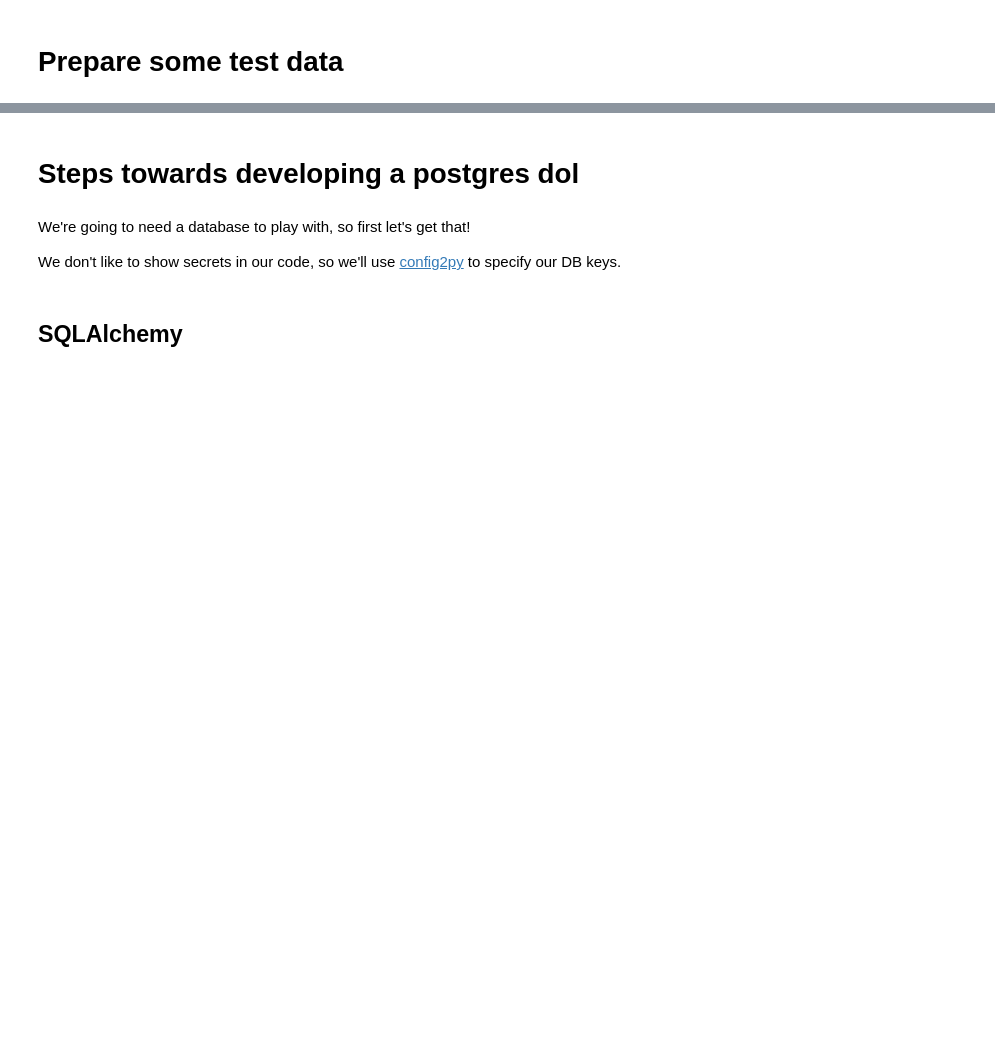
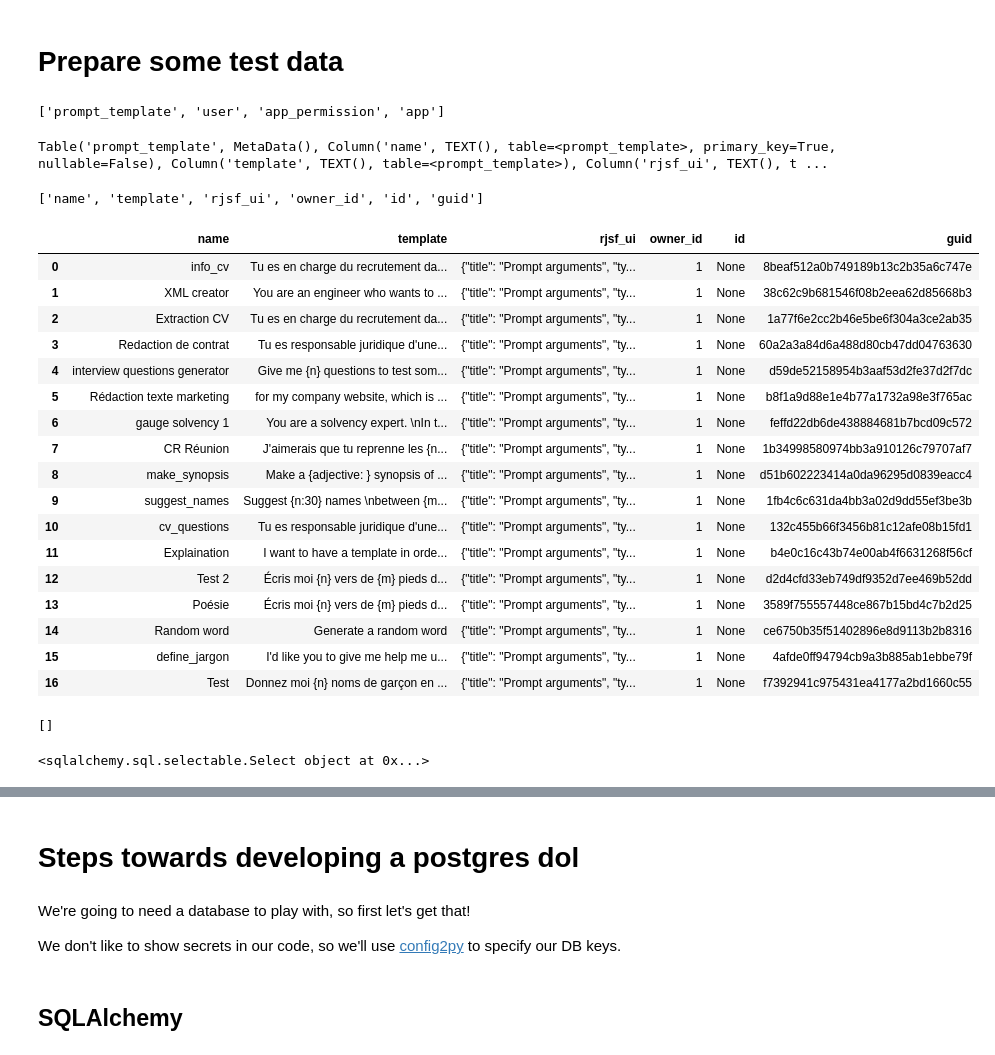
Before and after one commit to i2mint/sqldol, a Jupyter notebook: misc/sqldol_wip.ipynb, the cells around one changed output, grey strips where cells are left out. Cells and saved outputs as stored; diff of their text form; code cells hidden in the pictures; blank space fills up the shorter version.

Commit message:
fix: TableRows

```diff
--- a/misc/sqldol_wip.ipynb
+++ b/misc/sqldol_wip.ipynb
@@ -4,6 +4,5 @@
 from sqldol.tests.mk_test_data import mk_simple_4_by_3_table
 import config2py
 
-URI = config2py.config_getter('POSTGRESS_TEST_DB_URL')
-
-mk_simple_4_by_3_table(URI)
+URI = config2py.config_getter('RAGLAB_DB_URL')
+# mk_simple_4_by_3_table(URI)
@@ -9,0 +25,44 @@ mk_simple_4_by_3_table(URI)
+# %%
+tables = TablesDol(URI)
+list(tables)
+# %% [output]
+['prompt_template', 'user', 'app_permission', 'app']
+# %%
+s = TableRows('prompt_template', engine=URI)
+table = s.table
+table
+# %% [output]
+Table('prompt_template', MetaData(), Column('name', TEXT(), table=<prompt_template>, primary_key=True, nullable=False), Column('template', TEXT(), table=<prompt_template>), Column('rjsf_ui', TEXT(), t ...
+# %%
+s.column_names
+# %% [output]
+['name', 'template', 'rjsf_ui', 'owner_id', 'id', 'guid']
+# %%
+import pandas as pd
+
+s = TableRows('prompt_template', engine=URI)
+df = pd.DataFrame(columns=s.column_names, data=list(s))
+df
+# %% [output]
+|  | name | template | rjsf_ui | owner_id | id | guid |
+| 0 | info_cv | Tu es en charge du recrutement da... | {"title": "Prompt arguments", "ty... | 1 | None | 8beaf512a0b749189b13c2b35a6c747e |
+| 1 | XML creator | You are an engineer who wants to ... | {"title": "Prompt arguments", "ty... | 1 | None | 38c62c9b681546f08b2eea62d85668b3 |
+| 2 | Extraction CV | Tu es en charge du recrutement da... | {"title": "Prompt arguments", "ty... | 1 | None | 1a77f6e2cc2b46e5be6f304a3ce2ab35 |
+| 3 | Redaction de contrat | Tu es responsable juridique d'une... | {"title": "Prompt arguments", "ty... | 1 | None | 60a2a3a84d6a488d80cb47dd04763630 |
+| 4 | interview questions generator | Give me {n} questions to test som... | {"title": "Prompt arguments", "ty... | 1 | None | d59de52158954b3aaf53d2fe37d2f7dc |
+| 5 | Rédaction texte marketing | for my company website, which is ... | {"title": "Prompt arguments", "ty... | 1 | None | b8f1a9d88e1e4b77a1732a98e3f765ac |
+| 6 | gauge solvency 1 | You are a solvency expert. \nIn t... | {"title": "Prompt arguments", "ty... | 1 | None | feffd22db6de438884681b7bcd09c572 |
+| 7 | CR Réunion | J'aimerais que tu reprenne les {n... | {"title": "Prompt arguments", "ty... | 1 | None | 1b34998580974bb3a910126c79707af7 |
+| 8 | make_synopsis | Make a {adjective: } synopsis of ... | {"title": "Prompt arguments", "ty... | 1 | None | d51b602223414a0da96295d0839eacc4 |
+| 9 | suggest_names | Suggest {n:30} names \nbetween {m... | {"title": "Prompt arguments", "ty... | 1 | None | 1fb4c6c631da4bb3a02d9dd55ef3be3b |
+| 10 | cv_questions | Tu es responsable juridique d'une... | {"title": "Prompt arguments", "ty... | 1 | None | 132c455b66f3456b81c12afe08b15fd1 |
+| 11 | Explaination | I want to have a template in orde... | {"title": "Prompt arguments", "ty... | 1 | None | b4e0c16c43b74e00ab4f6631268f56cf |
+| 12 | Test 2 | Écris moi {n} vers de {m} pieds d... | {"title": "Prompt arguments", "ty... | 1 | None | d2d4cfd33eb749df9352d7ee469b52dd |
+| 13 | Poésie | Écris moi {n} vers de {m} pieds d... | {"title": "Prompt arguments", "ty... | 1 | None | 3589f755557448ce867b15bd4c7b2d25 |
+| 14 | Random word | Generate a random word | {"title": "Prompt arguments", "ty... | 1 | None | ce6750b35f51402896e8d9113b2b8316 |
+| 15 | define_jargon | I'd like you to give me help me u... | {"title": "Prompt arguments", "ty... | 1 | None | 4afde0ff94794cb9a3b885ab1ebbe79f |
+| 16 | Test | Donnez moi {n} noms de garçon en ... | {"title": "Prompt arguments", "ty... | 1 | None | f7392941c975431ea4177a2bd1660c55 |
+# %%
+[x for x in s.table.columns]
+# %% [output]
+[]
@@ -9,0 +72,4 @@ mk_simple_4_by_3_table(URI)
+# %%
+select(text(s.table))
+# %% [output]
+<sqlalchemy.sql.selectable.Select object at 0x...>
```
Also changed, not shown: parts of 4 cells of this notebook, 5 other files.
